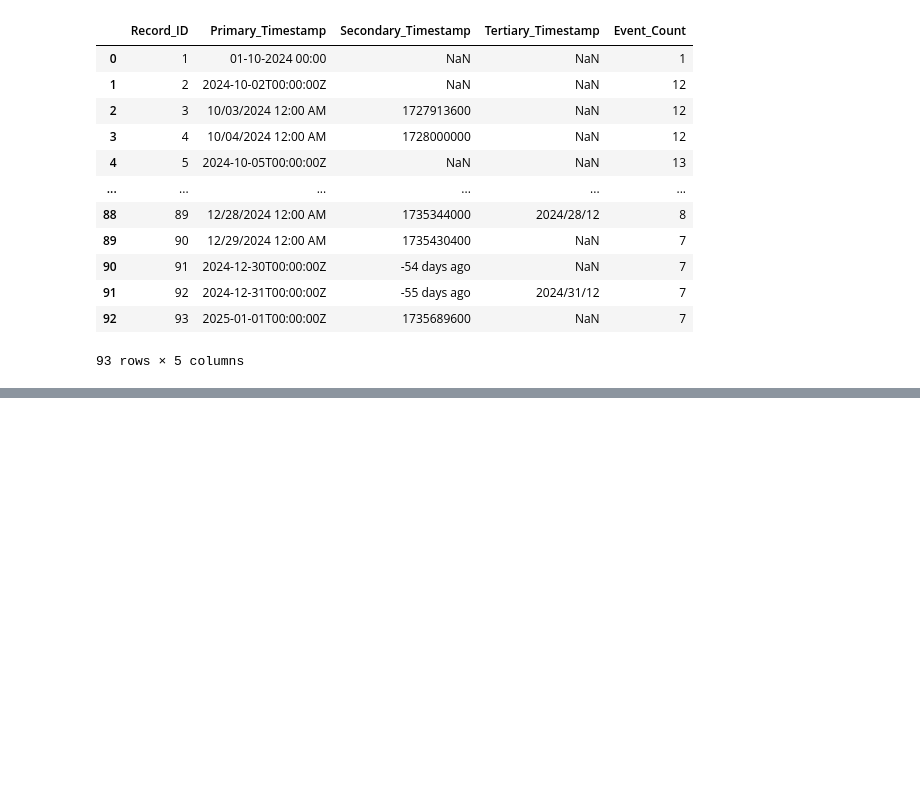
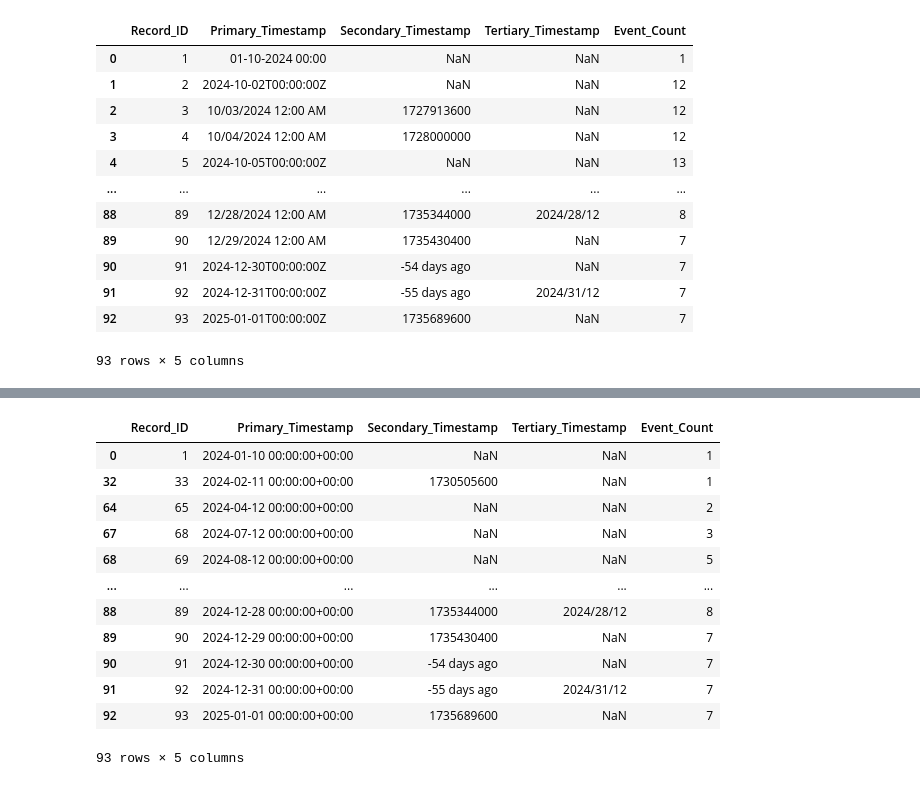
Before and after one commit to darthjuju1/DATA304, a Jupyter notebook: src/python/assignment_4.ipynb, the cells around one changed output, grey strips where cells are left out. Cells and saved outputs as stored; diff of their text form; code cells hidden in the pictures; blank space fills up the shorter version.

```diff
--- a/src/python/assignment_4.ipynb
+++ b/src/python/assignment_4.ipynb
@@ -38,0 +84,16 @@ DateParseError: year 1727913600 is out of range: 1727913600, at position 2
+# %%
+df_sorted
+# %% [output]
+|  | Record_ID | Primary_Timestamp | Secondary_Timestamp | Tertiary_Timestamp | Event_Count |
+| 0 | 1 | 2024-01-10 00:00:00+00:00 | NaN | NaN | 1 |
+| 32 | 33 | 2024-02-11 00:00:00+00:00 | 1730505600 | NaN | 1 |
+| 64 | 65 | 2024-04-12 00:00:00+00:00 | NaN | NaN | 2 |
+| 67 | 68 | 2024-07-12 00:00:00+00:00 | NaN | NaN | 3 |
+| 68 | 69 | 2024-08-12 00:00:00+00:00 | NaN | NaN | 5 |
+| ... | ... | ... | ... | ... | ... |
+| 88 | 89 | 2024-12-28 00:00:00+00:00 | 1735344000 | 2024/28/12 | 8 |
+| 89 | 90 | 2024-12-29 00:00:00+00:00 | 1735430400 | NaN | 7 |
+| 90 | 91 | 2024-12-30 00:00:00+00:00 | -54 days ago | NaN | 7 |
+| 91 | 92 | 2024-12-31 00:00:00+00:00 | -55 days ago | 2024/31/12 | 7 |
+| 92 | 93 | 2025-01-01 00:00:00+00:00 | 1735689600 | NaN | 7 |
+93 rows × 5 columns
```
Also changed, not shown: parts of 6 cells of this notebook, 5 other files.
